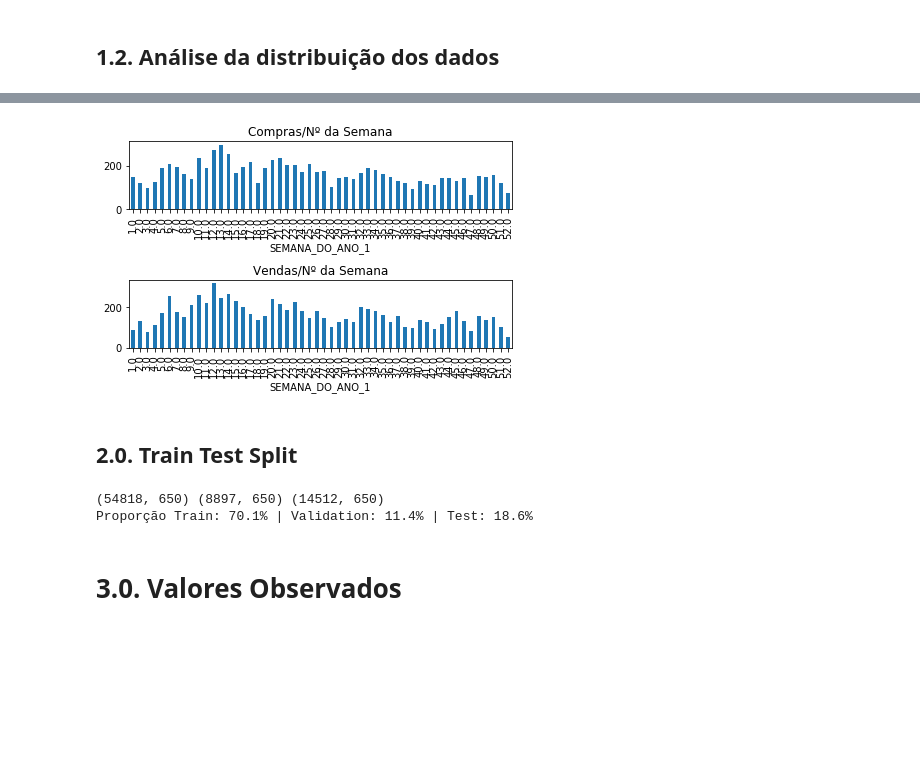
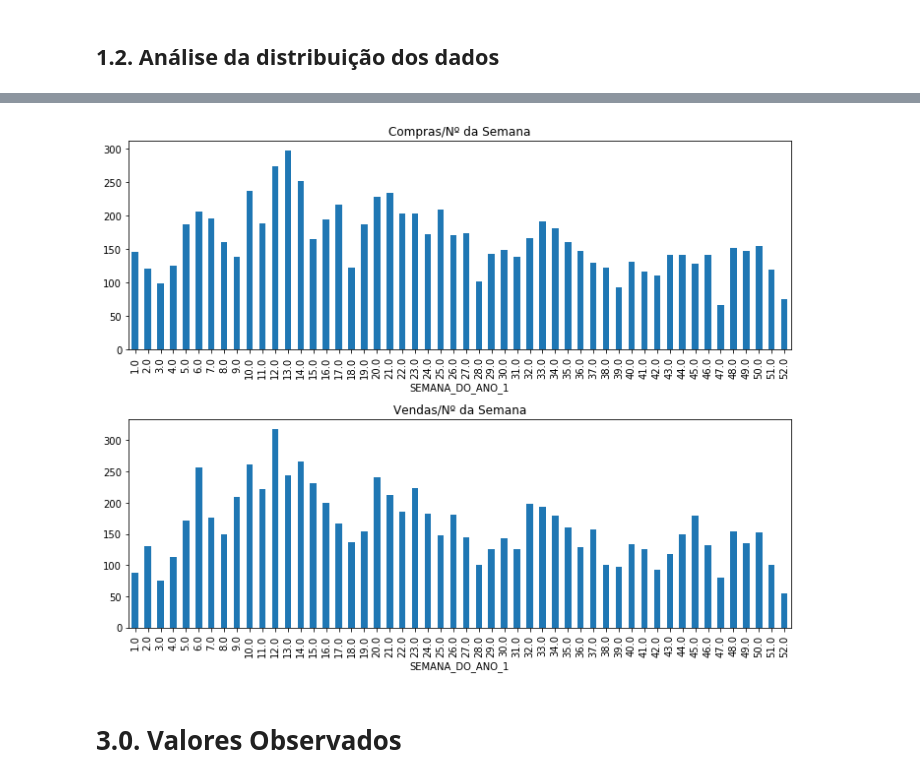
Before and after one commit to audelianoli/stock_market_predition_w_blue_chips, a Jupyter notebook: eda.ipynb, the cells around one changed output, grey strips where cells are left out. Cells and saved outputs as stored; diff of their text form; code cells hidden in the pictures; blank space fills up the shorter version.

```diff
--- a/eda.ipynb
+++ b/eda.ipynb
@@ -222,27 +282,12 @@ Text(0.5, 1.0, 'Vendas/Dia da Semana')
 # %%
-plt.figure(1)
+plt.figure(figsize=[10,8])
 plt.subplot(2,1,1)
 df_buy.groupby(['SEMANA_DO_ANO_1']).size().plot.bar().set_title('Compras/Nº da Semana')
 plt.subplot(2,1,2)
 df_sell.groupby(['SEMANA_DO_ANO_1']).size().plot.bar().set_title('Vendas/Nº da Semana')
 plt.tight_layout()
 # %% [output]
-[figure, old version]
+[figure, new version]
-# %% [markdown]
-## 2.0. Train Test Split
-# %%
-df_train = df[(df['DATETIME'] < '2019-08-01')]
-df_valid = df[(df['DATETIME'] >= '2019-08-01') & (df['DATETIME'] < '2020-01-01')]
-df_test  = df[(df['DATETIME'] >= '2020-01-01')]
-
-print(df_train.shape, df_valid.shape, df_test.shape)
-print('Proporção Train: {:.1%} | Validation: {:.1%} | Test: {:.1%}'.format(
-                                            df_train['DATETIME'].count()/df['DATETIME'].count(),
-                                            df_valid['DATETIME'].count()/df['DATETIME'].count(),
-                                            df_test['DATETIME'].count()/df['DATETIME'].count()))
-# %% [output]
-(54818, 650) (8897, 650) (14512, 650)
-Proporção Train: 70.1% | Validation: 11.4% | Test: 18.6%
 # %% [markdown]
 # 3.0. Valores Observados
 # %% [markdown]
```
Also changed, not shown: parts of 21 cells of this notebook, 1 other file.
